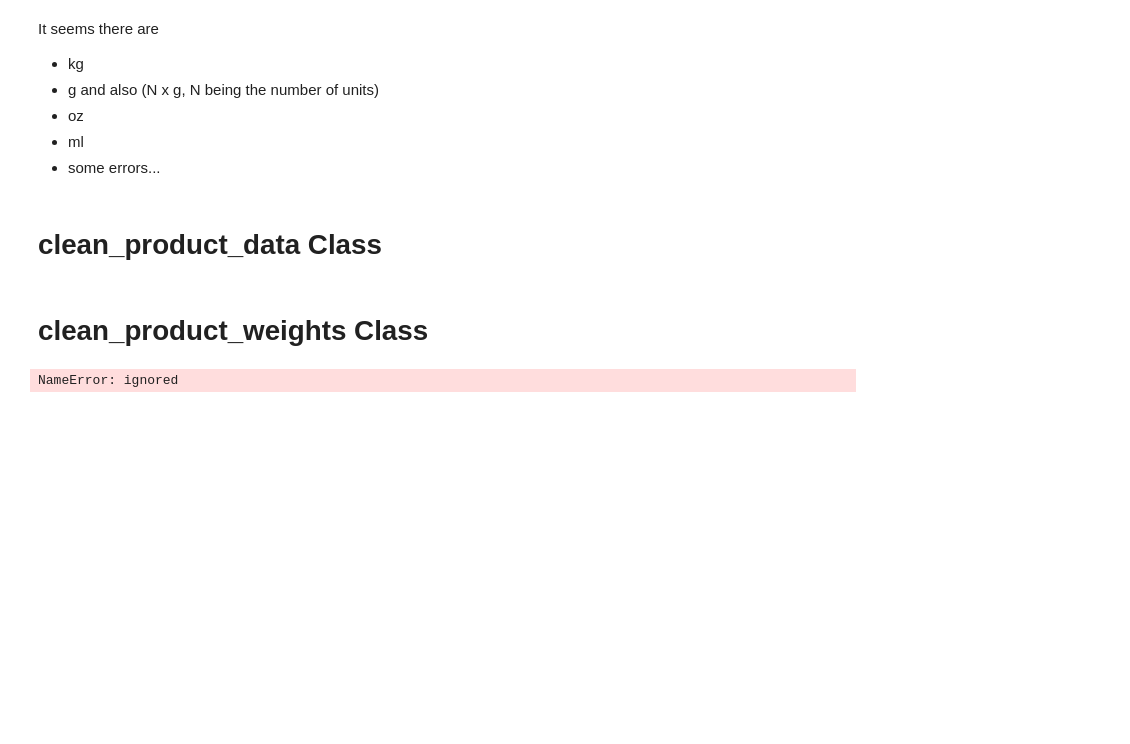
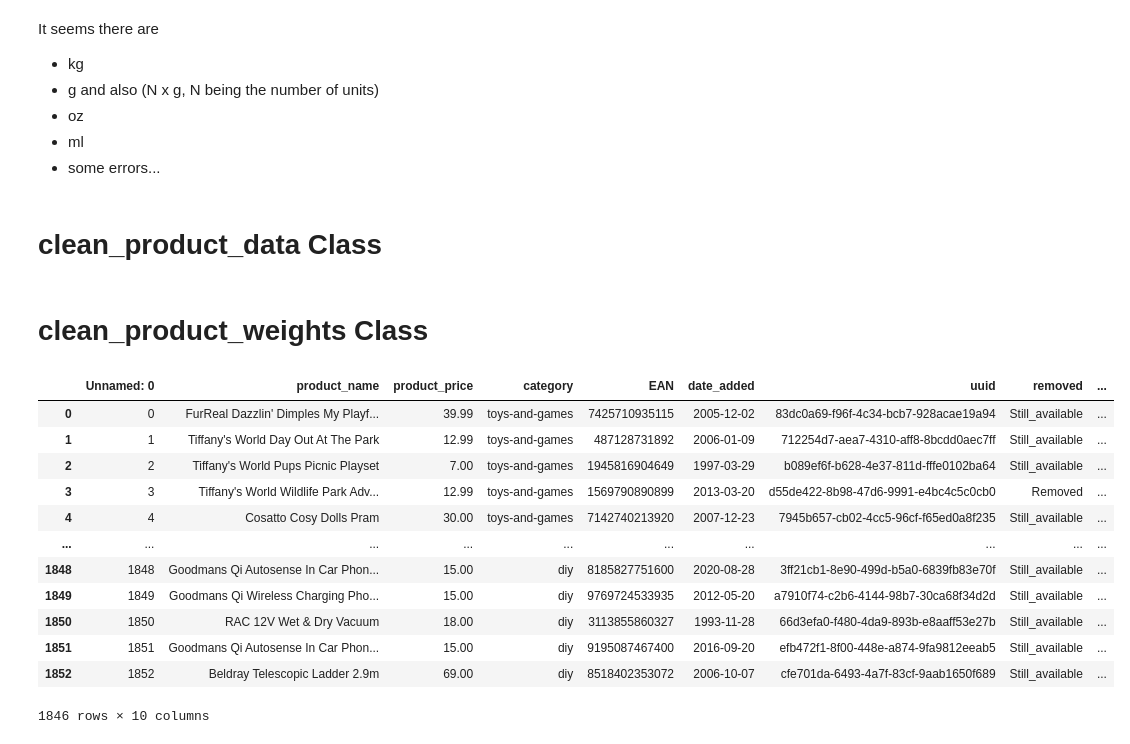
Before and after one commit to SaveSavio/multinational-retail-data-centralisation, a Jupyter notebook: Product_data_cleaning.ipynb, the cells around one changed output. Drawn from its saved outputs; the diff is of its cells as text; code cells hidden in the pictures; blank space fills up the shorter version.

```diff
--- a/Product_data_cleaning.ipynb
+++ b/Product_data_cleaning.ipynb
@@ -301,37 +262,52 @@ df['removed'] = df['removed'].str.replace('Still_avaliable', 'Still_available')
 # %% [markdown]
 # clean_product_weights Class
 # %%
+#dfc = pd.read_csv("/content/drive/MyDrive/001. Data Science/005. Ai Core/014. Multinational Data Centralization Project/products.csv")
+
 # create an empty column that will contain the weight in kg
 import numpy as np
-df['weight_kg'] = np.nan
-
-# process the items such as "12 x 100g" by splitting those into a df with two colums, the index[0] containing the number of items
+dfcc = dfc.copy()
+# process the items such as "12 x 100g" by splitting those into a dfc with two colums, the index[0] containing the number of items
 # ("12") and the index[1] the weight of each item (100g). The weight is then cleaned from the unit.
 # the two are multiplied and then converted to kg
-df['weight_kg'] =  df[df['units'].str.contains('x')]['weight'].str.extract(r'(\d+)\s*x\s*(\d+)', expand=False)[0].astype(float) * df[df['units'].str.contains('x')]['weight'].str.extract(r'(\d+)\s*x\s*(\d+)', expand=False)[1].astype(float) * 0.001
+dfcc['weight_kg'] =  dfc[dfc['units'].str.contains('x')]['weight'].str.extract(r'(\d+)\s*x\s*(\d+)', expand=False)[0].astype(float) * dfc[dfc['units'].str.contains('x')]['weight'].str.extract(r'(\d+)\s*x\s*(\d+)', expand=False)[1].astype(float) * 0.001
 
 # this line just converts the columns with 'units' equal to kg into a float and assign it to the column 'weight clean"
-mask = df['units'] == 'kg'
-masked_df = df[mask]
-df.loc[mask, 'weight_kg'] = df.loc[mask, 'weight'].str.replace('kg', '').astype(float)
+mask = dfc['units'] == 'kg'
+#masked_dfc = dfc[mask]
+dfcc.loc[mask, 'weight_kg'] = dfc.loc[mask, 'weight'].str.replace('kg', '').astype(float)
 
 # this line converts the columns with 'units' equal to g into a float, then converts to kg, and assign it to the column 'weight clean"
-mask = df['units'] == 'g'
-masked_df = df[mask]
-df.loc[mask, 'weight_kg'] = df.loc[mask, 'weight'].str.replace('g', '').astype(float) * 0.001
+mask = dfc['units'] == 'g'
+#masked_dfc = dfc[mask]
+dfcc.loc[mask, 'weight_kg'] = dfc.loc[mask, 'weight'].str.replace('g', '').astype(float) * 0.001
 
 # this line converts the columns with 'units' equal to ml into a float, then converts to kg, and assign it to the column 'weight clean"
 
-mask = df['units'] == 'ml'
-masked_df = df[mask]
-df.loc[mask, 'weight_kg'] = df.loc[mask, 'weight'].str.replace('ml', '').astype(float) * 0.001
+mask = dfc['units'] == 'ml'
+#masked_dfc = dfc[mask]
+dfcc.loc[mask, 'weight_kg'] = dfc.loc[mask, 'weight'].str.replace('ml', '').astype(float) * 0.001
 
 # this line converts the columns with 'units' equal to oz into a float, then converts to kg, and assign it to the column 'weight clean"
-mask = df['units'] == 'oz'
-masked_df = df[mask]
-df.loc[mask, 'weight_kg'] = df.loc[mask, 'weight'].str.replace('oz', '').astype(float) * 0.0283495
+mask = dfc['units'] == 'oz'
+#masked_dfc = dfc[mask]
+dfcc.loc[mask, 'weight_kg'] = dfc.loc[mask, 'weight'].str.replace('oz', '').astype(float) * 0.0283495
 
 # drop two columns made redundant by the cleaning process
-df = df.drop(['weight', 'units'], axis = 1)
+dfcc = dfcc.drop(['weight', 'units'], axis = 1)
-# %% [output]
-NameError: ignored
+# %%
+dfcc
+# %% [output]
+|  | Unnamed: 0 | product_name | product_price | category | EAN | date_added | uuid | removed | ... |
+| 0 | 0 | FurReal Dazzlin' Dimples My Playf... | 39.99 | toys-and-games | 7425710935115 | 2005-12-02 | 83dc0a69-f96f-4c34-bcb7-928acae19a94 | Still_available | ... |
+| 1 | 1 | Tiffany's World Day Out At The Park | 12.99 | toys-and-games | 487128731892 | 2006-01-09 | 712254d7-aea7-4310-aff8-8bcdd0aec7ff | Still_available | ... |
+| 2 | 2 | Tiffany's World Pups Picnic Playset | 7.00 | toys-and-games | 1945816904649 | 1997-03-29 | b089ef6f-b628-4e37-811d-fffe0102ba64 | Still_available | ... |
+| 3 | 3 | Tiffany's World Wildlife Park Adv... | 12.99 | toys-and-games | 1569790890899 | 2013-03-20 | d55de422-8b98-47d6-9991-e4bc4c5c0cb0 | Removed | ... |
+| 4 | 4 | Cosatto Cosy Dolls Pram | 30.00 | toys-and-games | 7142740213920 | 2007-12-23 | 7945b657-cb02-4cc5-96cf-f65ed0a8f235 | Still_available | ... |
+| ... | ... | ... | ... | ... | ... | ... | ... | ... | ... |
+| 1848 | 1848 | Goodmans Qi Autosense In Car Phon... | 15.00 | diy | 8185827751600 | 2020-08-28 | 3ff21cb1-8e90-499d-b5a0-6839fb83e70f | Still_available | ... |
+| 1849 | 1849 | Goodmans Qi Wireless Charging Pho... | 15.00 | diy | 9769724533935 | 2012-05-20 | a7910f74-c2b6-4144-98b7-30ca68f34d2d | Still_available | ... |
+| 1850 | 1850 | RAC 12V Wet & Dry Vacuum | 18.00 | diy | 3113855860327 | 1993-11-28 | 66d3efa0-f480-4da9-893b-e8aaff53e27b | Still_available | ... |
+| 1851 | 1851 | Goodmans Qi Autosense In Car Phon... | 15.00 | diy | 9195087467400 | 2016-09-20 | efb472f1-8f00-448e-a874-9fa9812eeab5 | Still_available | ... |
+| 1852 | 1852 | Beldray Telescopic Ladder 2.9m | 69.00 | diy | 8518402353072 | 2006-10-07 | cfe701da-6493-4a7f-83cf-9aab1650f689 | Still_available | ... |
+1846 rows × 10 columns
```
Also changed, not shown: parts of 16 cells of this notebook, 2 other files.
